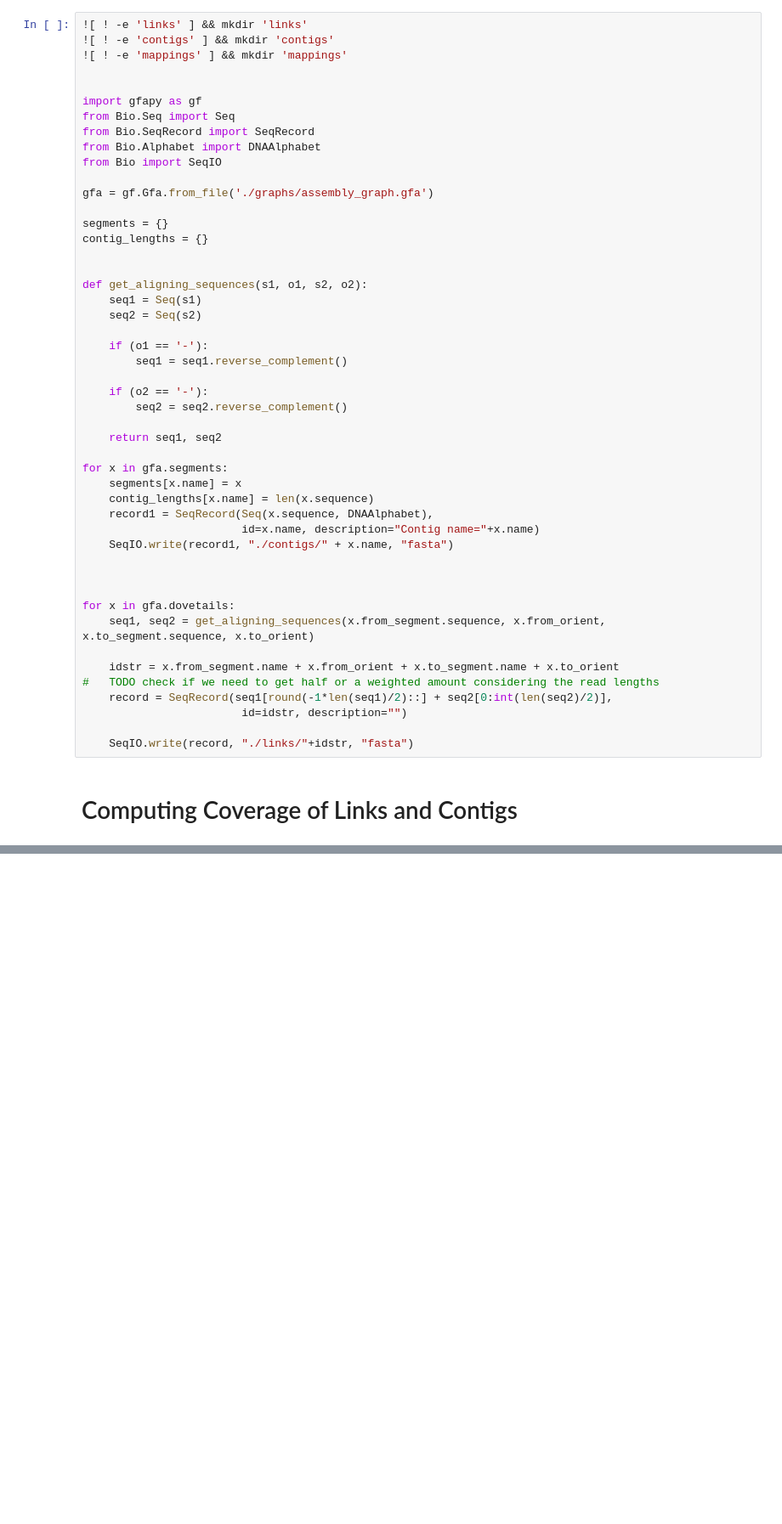
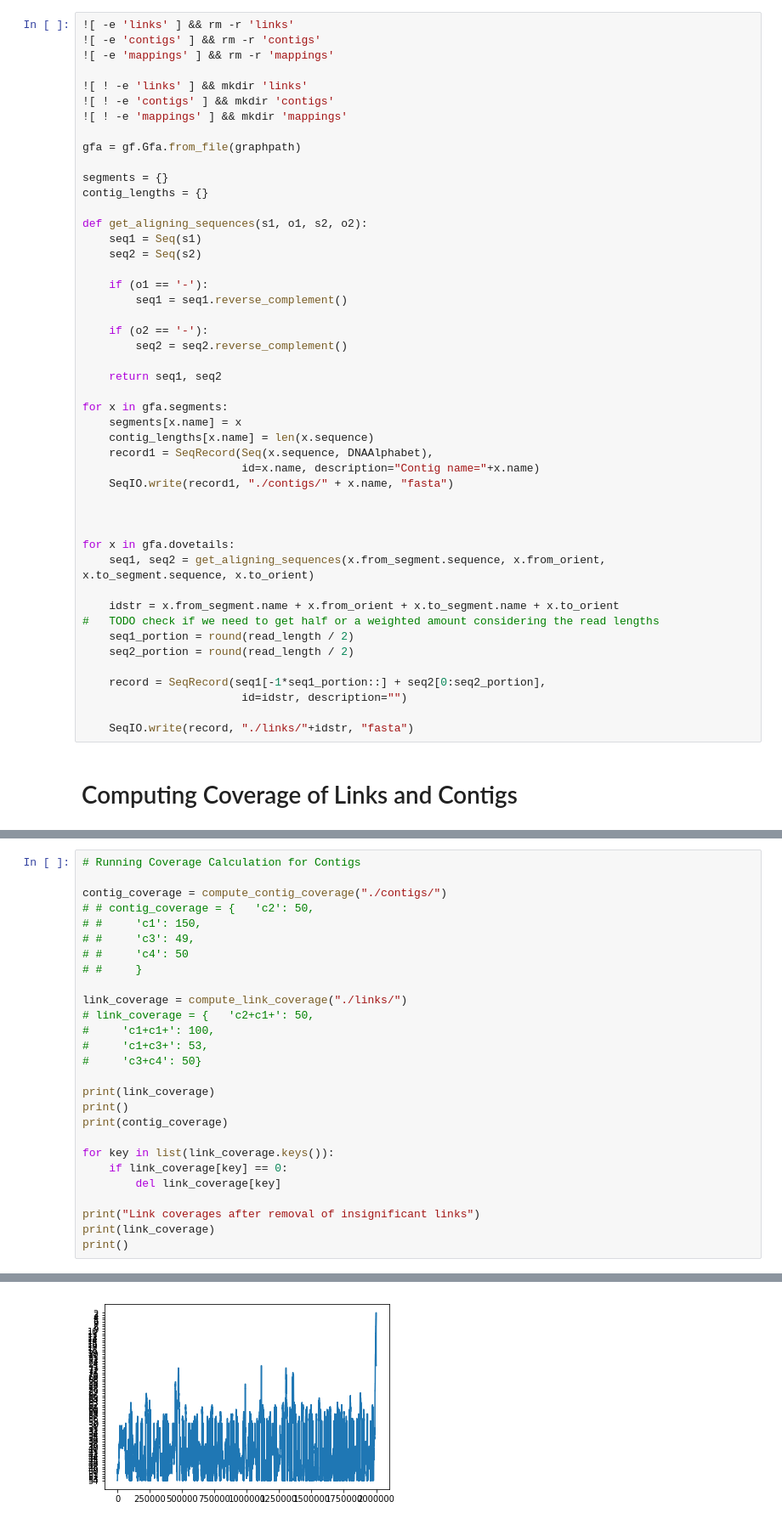
Before and after one commit to anuradhawick/genome-assembly-graph-analysis, a Jupyter notebook: Improving Assembly Graph/Improving Assembly Graph (FLYE).ipynb, the cells around one changed output, grey strips where cells are left out. Shown at 85% size. Cells and saved outputs as stored; diff of their text form; blank space fills up the shorter version.

Commit message:
link resolver completed, requires further resolution

```diff
--- a/Improving Assembly Graph/Improving Assembly Graph (FLYE).ipynb
+++ b/Improving Assembly Graph/Improving Assembly Graph (FLYE).ipynb
@@ -16,20 +42,16 @@
 # %%
+![ -e 'links' ] && rm -r 'links'
+![ -e 'contigs' ] && rm -r 'contigs'
+![ -e 'mappings' ] && rm -r 'mappings'
+
 ![ ! -e 'links' ] && mkdir 'links'
 ![ ! -e 'contigs' ] && mkdir 'contigs'
 ![ ! -e 'mappings' ] && mkdir 'mappings'
 
-
-import gfapy as gf
-from Bio.Seq import Seq
-from Bio.SeqRecord import SeqRecord
-from Bio.Alphabet import DNAAlphabet
-from Bio import SeqIO
-
-gfa = gf.Gfa.from_file('./graphs/assembly_graph.gfa')
+gfa = gf.Gfa.from_file(graphpath)
 
 segments = {}
 contig_lengths = {}
-
 
 def get_aligning_sequences(s1, o1, s2, o2):
     seq1 = Seq(s1)
@@ -57,7 +79,10 @@ for x in gfa.dovetails:
 
     idstr = x.from_segment.name + x.from_orient + x.to_segment.name + x.to_orient
 #   TODO check if we need to get half or a weighted amount considering the read lengths
-    record = SeqRecord(seq1[round(-1*len(seq1)/2)::] + seq2[0:int(len(seq2)/2)],
+    seq1_portion = round(read_length / 2)
+    seq2_portion = round(read_length / 2)
+
+    record = SeqRecord(seq1[-1*seq1_portion::] + seq2[0:seq2_portion],
                         id=idstr, description="")
 
     SeqIO.write(record, "./links/"+idstr, "fasta")
@@ -313,0 +237,28 @@ pp.pprint(link_coverage)
+# %%
+# Running Coverage Calculation for Contigs
+
+contig_coverage = compute_contig_coverage("./contigs/")
+# # contig_coverage = {   'c2': 50,
+# #     'c1': 150,
+# #     'c3': 49,
+# #     'c4': 50
+# #     }
+
+link_coverage = compute_link_coverage("./links/")
+# link_coverage = {   'c2+c1+': 50,
+#     'c1+c1+': 100,
+#     'c1+c3+': 53,
+#     'c3+c4': 50}
+
+print(link_coverage)
+print()
+print(contig_coverage)
+
+for key in list(link_coverage.keys()):
+    if link_coverage[key] == 0:
+        del link_coverage[key]
+
+print("Link coverages after removal of insignificant links")
+print(link_coverage)
+print()
+# %% [output]
@@ -313,0 +276 @@ pp.pprint(link_coverage)
+[figure, added]
```
Also changed, not shown: parts of 15 cells of this notebook, 7 other files.
